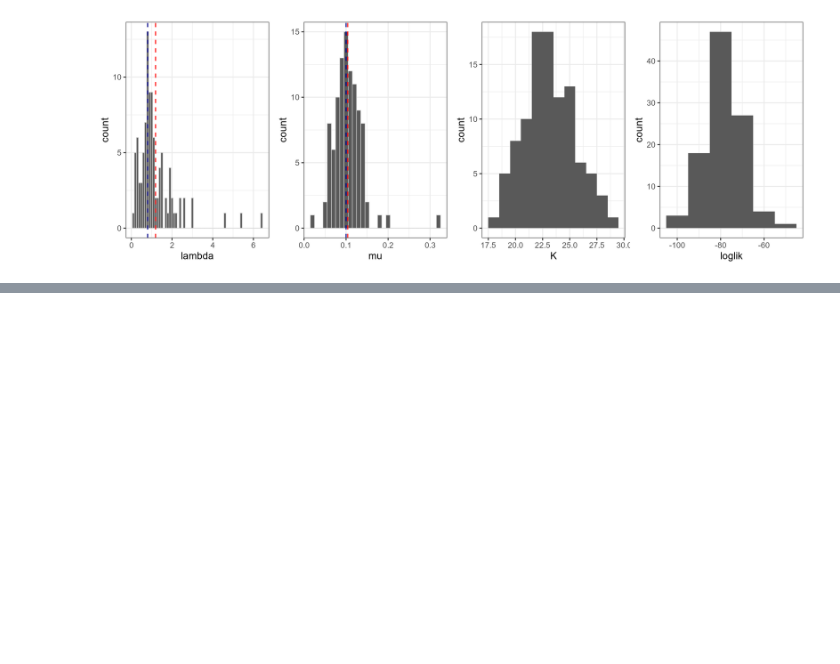
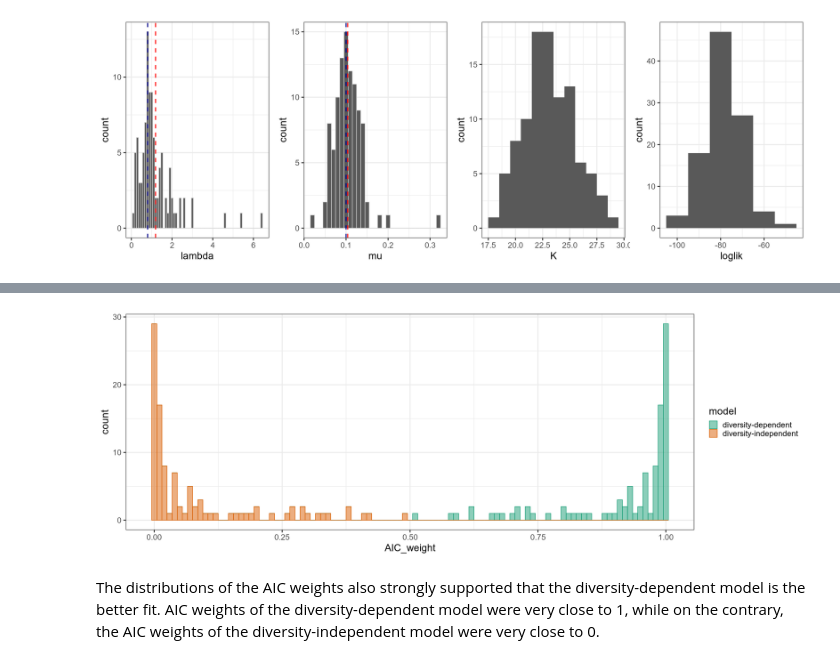
Before and after one commit to singuyenmai/bioModelling, a Jupyter notebook: macroevolution/SiNguyenMai_s4278836.ipynb, the cells around one changed output, grey strips where cells are left out. Drawn from its saved outputs; the diff is of its cells as text; code cells hidden in the pictures; blank space fills up the shorter version.

```diff
--- a/macroevolution/SiNguyenMai_s4278836.ipynb
+++ b/macroevolution/SiNguyenMai_s4278836.ipynb
@@ -186,0 +196,21 @@ Taken together, the estimation strongly suggests that there was density-dependen
+# %%
+w_df <- data.frame()
+
+for (i in 1:100){
+    logL_de <- opt_data[i, 4]
+    logL_inde <- opt_data_inde[i, 4]
+
+    aic_de <- -2*logL_de + 2*3
+    aic_inde <- -2*logL_inde + 2*2
+    aic <- c(aic_de, aic_inde)
+
+    aic_min <- min(aic)
+    aic_diff <- sapply(aic, function(x) exp(-x/2 + aic_min/2))
+    aic_diff_sum <- sum(aic_diff)
+    weights <- sapply(aic_diff, function(x) x/aic_diff_sum)
+
+    w_df <- rbind(w_df, weights)
+}
+
+names(w_df) <- c("diversity-dependent", "diversity-independent")
+summary(w_df)
@@ -186,0 +225,13 @@ Taken together, the estimation strongly suggests that there was density-dependen
+# %%
+library(tidyr)
+w_df_long <- gather(w_df, key = "model", value = "AIC_weight", "diversity-dependent", "diversity-independent")
+
+ggplot(w_df_long, aes(x = AIC_weight, color = model, fill = model)) +
+geom_histogram(binwidth = 0.01, alpha = 0.5) +
+scale_color_brewer(palette="Dark2") +
+scale_fill_brewer(palette="Dark2") +
+theme_bw(base_size = 20)
+# %% [output]
+[figure, added]
+# %% [markdown]
+The distributions of the AIC weights also strongly supported that the diversity-dependent model is the better fit. AIC weights of the diversity-dependent model were very close to 1, while on the contrary, the AIC weights of the diversity-independent model were very close to 0.
```
Also changed, not shown: parts of 11 cells of this notebook.
